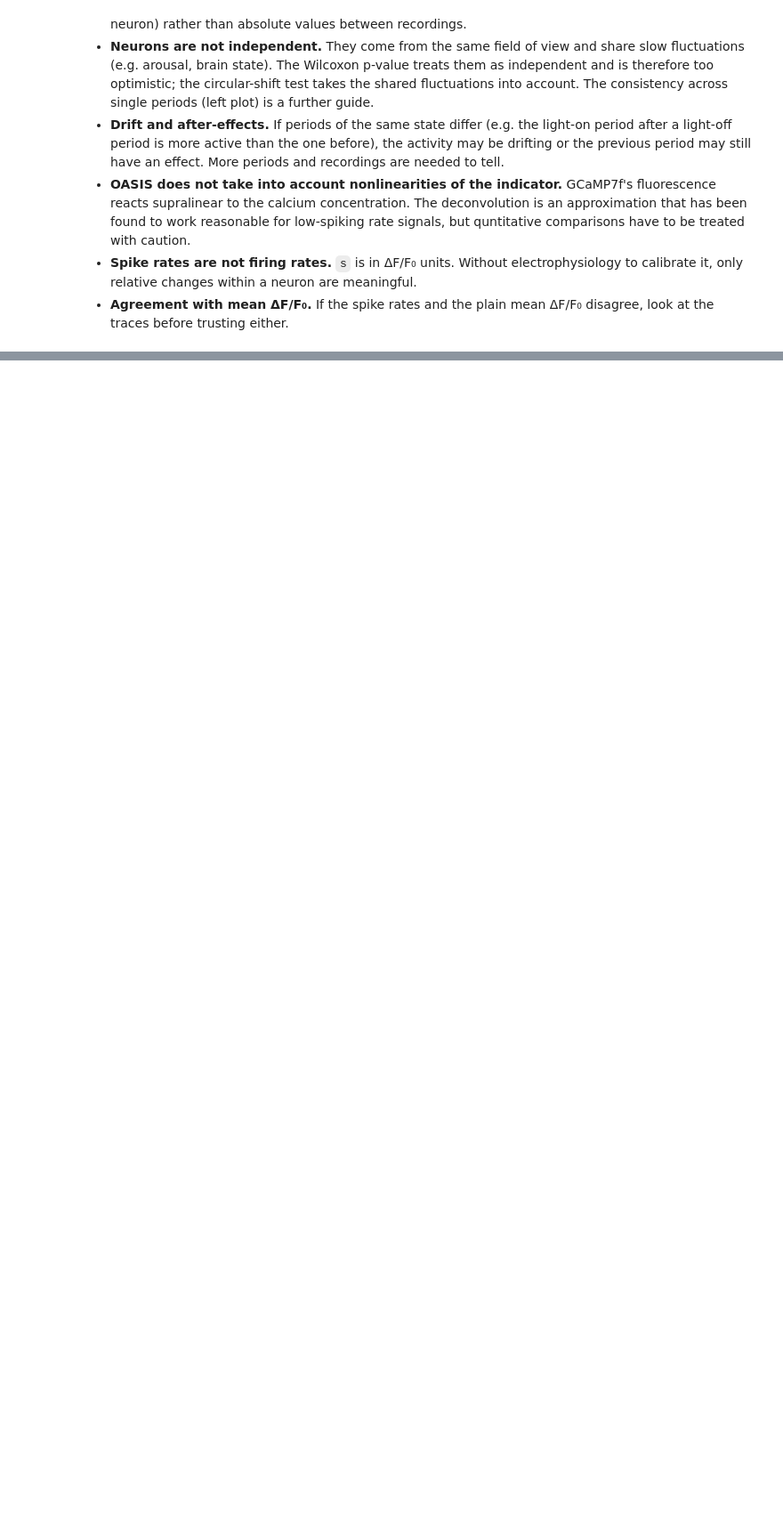
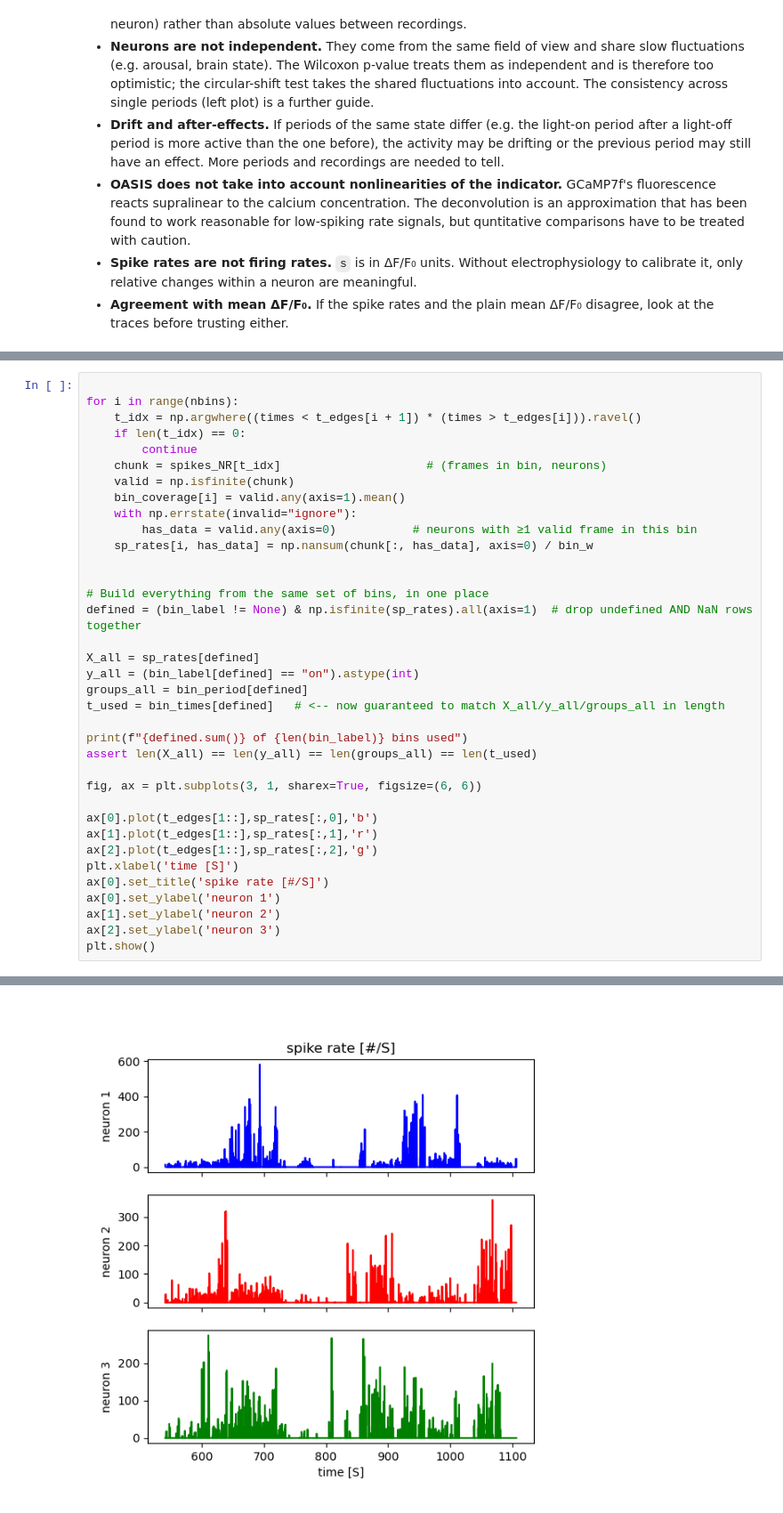
Before and after one commit to bbo-lab/TimeSeriesAnalysis_CaImaging_2026, a Jupyter notebook: light_dark/light_dark.ipynb, the cells around one changed output, grey strips where cells are left out. Shown at 89% size. Saved outputs shown, nothing was run; the diff lists cells and outputs as text; blank space fills up the shorter version.

```diff
--- a/light_dark/light_dark.ipynb
+++ b/light_dark/light_dark.ipynb
@@ -780,0 +898,37 @@ the count.
+# %%
+
+for i in range(nbins):
+    t_idx = np.argwhere((times < t_edges[i + 1]) * (times > t_edges[i])).ravel()
+    if len(t_idx) == 0:
+        continue
+    chunk = spikes_NR[t_idx]                     # (frames in bin, neurons)
+    valid = np.isfinite(chunk)
+    bin_coverage[i] = valid.any(axis=1).mean()
+    with np.errstate(invalid="ignore"):
+        has_data = valid.any(axis=0)           # neurons with ≥1 valid frame in this bin
+    sp_rates[i, has_data] = np.nansum(chunk[:, has_data], axis=0) / bin_w
+
+
+# Build everything from the same set of bins, in one place
+defined = (bin_label != None) & np.isfinite(sp_rates).all(axis=1)  # drop undefined AND NaN rows together
+
+X_all = sp_rates[defined]
+y_all = (bin_label[defined] == "on").astype(int)
+groups_all = bin_period[defined]
+t_used = bin_times[defined]   # <-- now guaranteed to match X_all/y_all/groups_all in length
+
+print(f"{defined.sum()} of {len(bin_label)} bins used")
+assert len(X_all) == len(y_all) == len(groups_all) == len(t_used)
+
+fig, ax = plt.subplots(3, 1, sharex=True, figsize=(6, 6))
+
+ax[0].plot(t_edges[1::],sp_rates[:,0],'b')
+ax[1].plot(t_edges[1::],sp_rates[:,1],'r')
+ax[2].plot(t_edges[1::],sp_rates[:,2],'g')
+plt.xlabel('time [S]')
+ax[0].set_title('spike rate [#/S]')
+ax[0].set_ylabel('neuron 1')
+ax[1].set_ylabel('neuron 2')
+ax[2].set_ylabel('neuron 3')
+plt.show()
+# %% [output]
@@ -780,0 +936 @@ the count.
+[figure, added]
```
Also changed, not shown: parts of 24 cells of this notebook.
